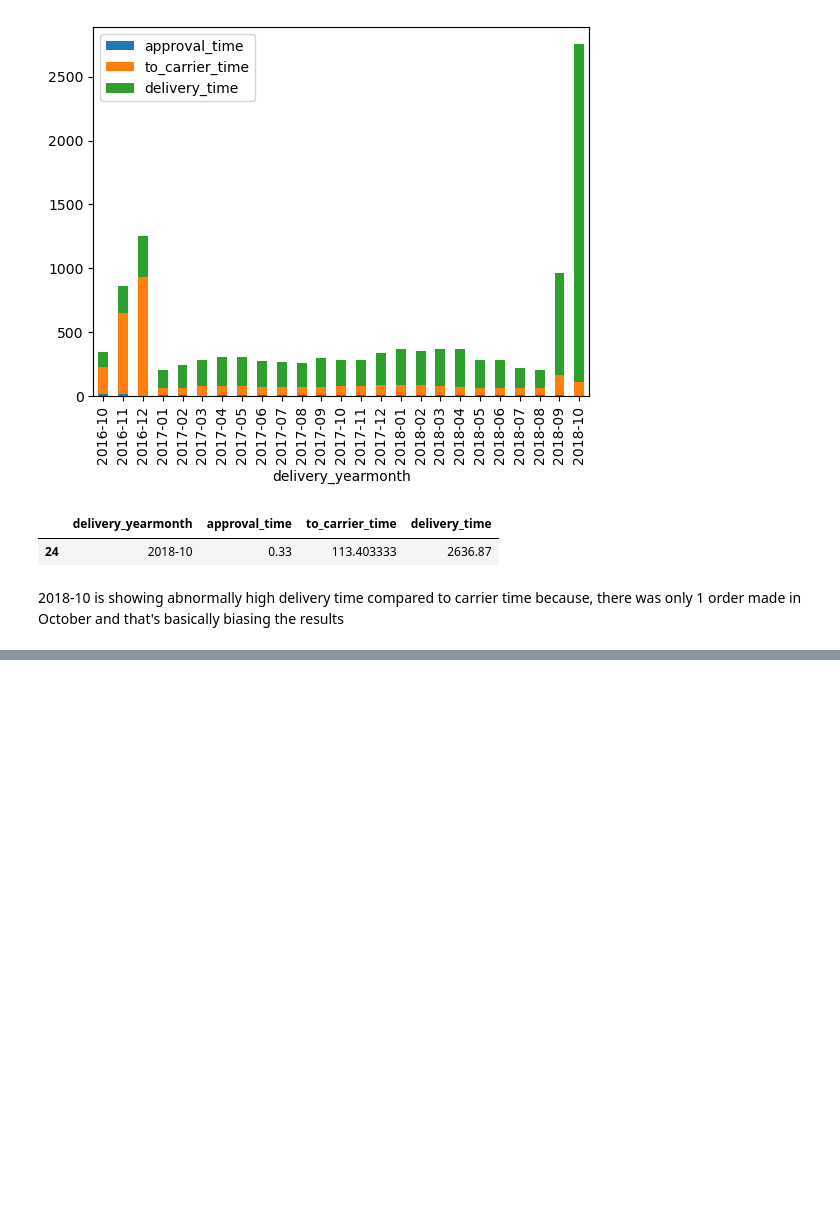
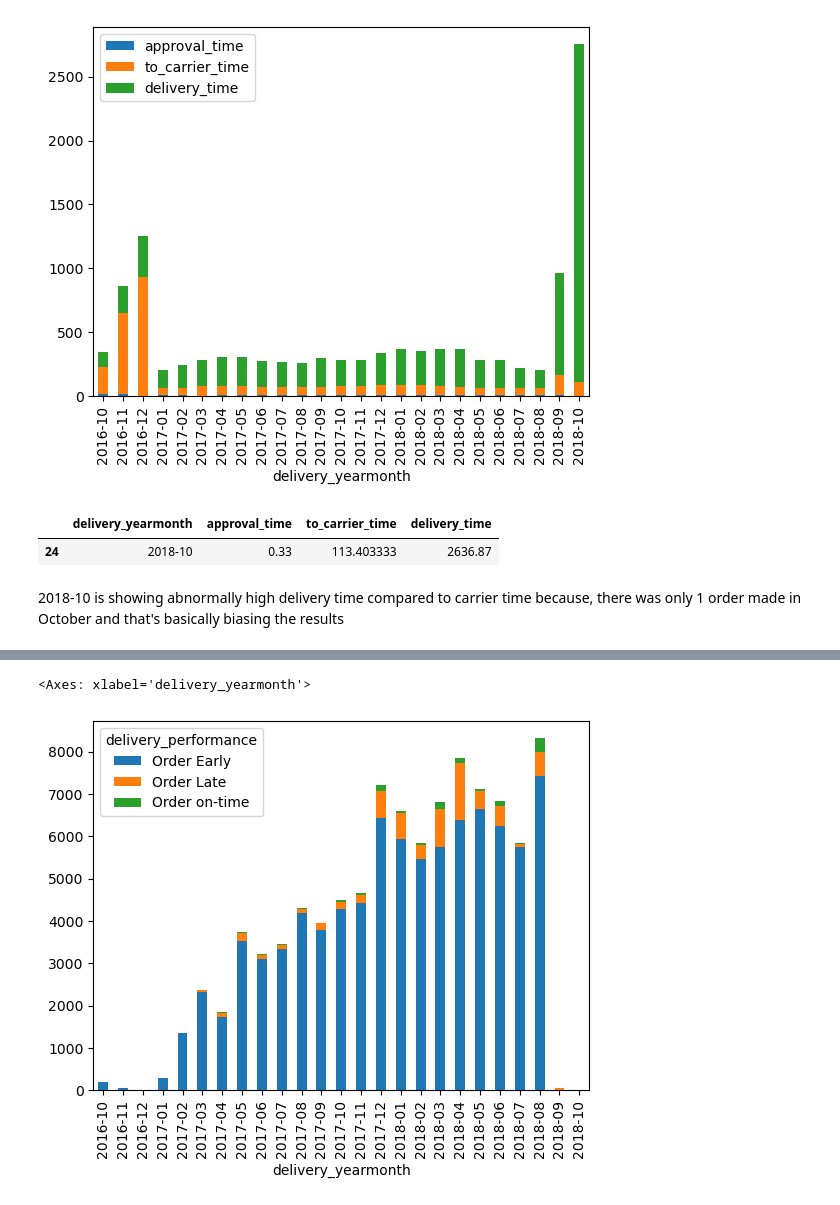
Before and after one commit to Kvitatiani/brazillian-ecommerce-analytics, a Jupyter notebook: ecommerce_playground.ipynb, the cells around one changed output, grey strips where cells are left out. Saved outputs shown, nothing was run; the diff lists cells and outputs as text; code cells hidden in the pictures; blank space fills up the shorter version.

Commit message:
Q3. Delivery performance

```diff
--- a/ecommerce_playground.ipynb
+++ b/ecommerce_playground.ipynb
@@ -237,0 +253,11 @@ monthly_delivery_times[monthly_delivery_times['delivery_yearmonth'] == '2018-10'
+# %%
+master_orders_delivered['order_delivered_actual_date'] = master_orders_delivered['order_delivered_customer_date'].dt.normalize()
+
+conditions = [master_orders_delivered['order_delivered_actual_date'] > master_orders_delivered['order_estimated_delivery_date'],
+              master_orders_delivered['order_delivered_actual_date'] == master_orders_delivered['order_estimated_delivery_date']
+            ]
+choices = ['Order Late', 'Order on-time']
+
+master_orders_delivered['delivery_performance'] = np.select(conditions, choices, default='Order Early')
+
+master_orders_delivered.head(5)
@@ -237,0 +272,7 @@ monthly_delivery_times[monthly_delivery_times['delivery_yearmonth'] == '2018-10'
+# %%
+counts = master_orders_delivered.groupby(['delivery_yearmonth', 'delivery_performance'])['delivery_performance'].count()
+monthly_perf = counts.unstack(fill_value=0)
+monthly_perf.plot(kind='bar', stacked=True)
+# %% [output]
+<Axes: xlabel='delivery_yearmonth'>
+[figure, added]
```
Also changed, not shown: parts of 4 cells of this notebook.
